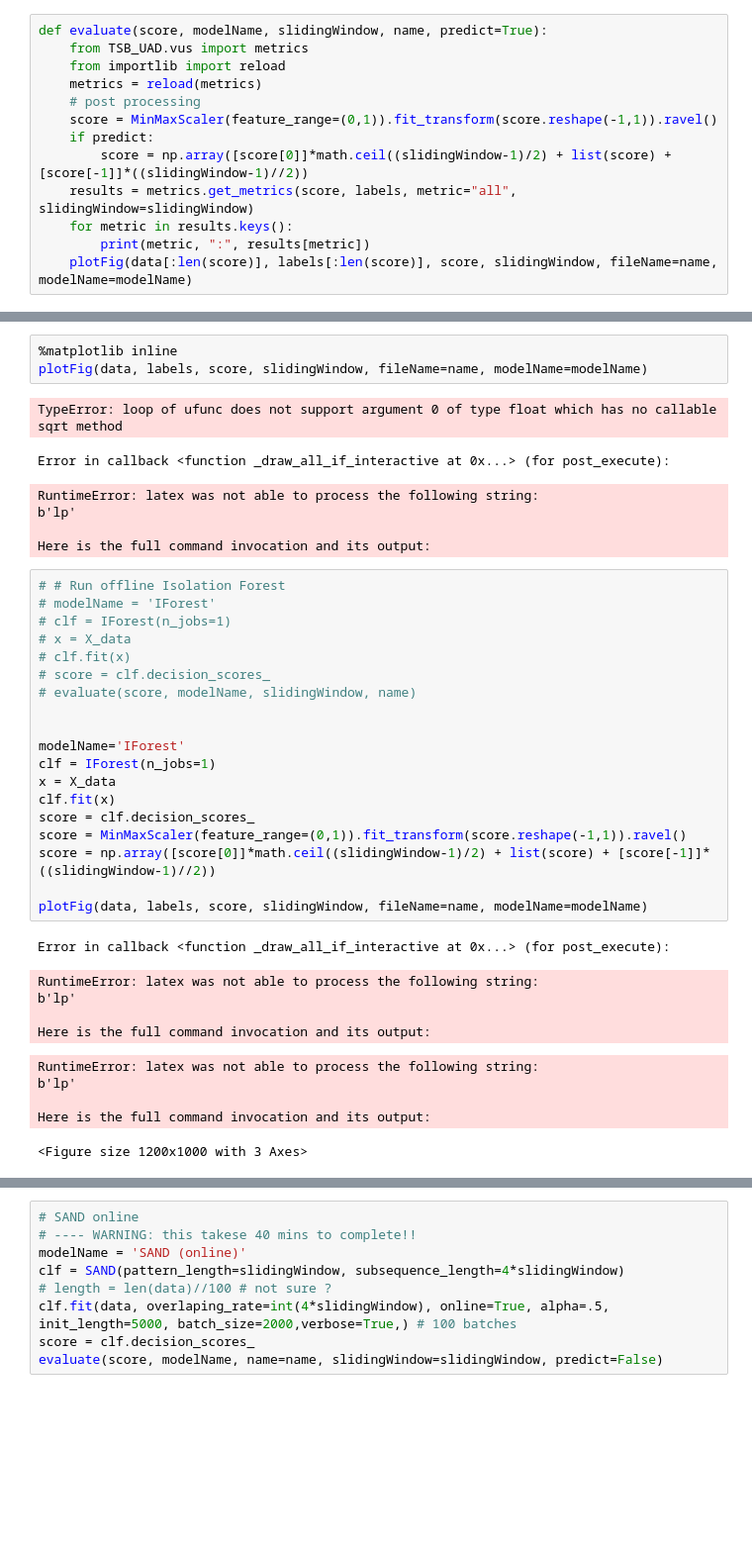
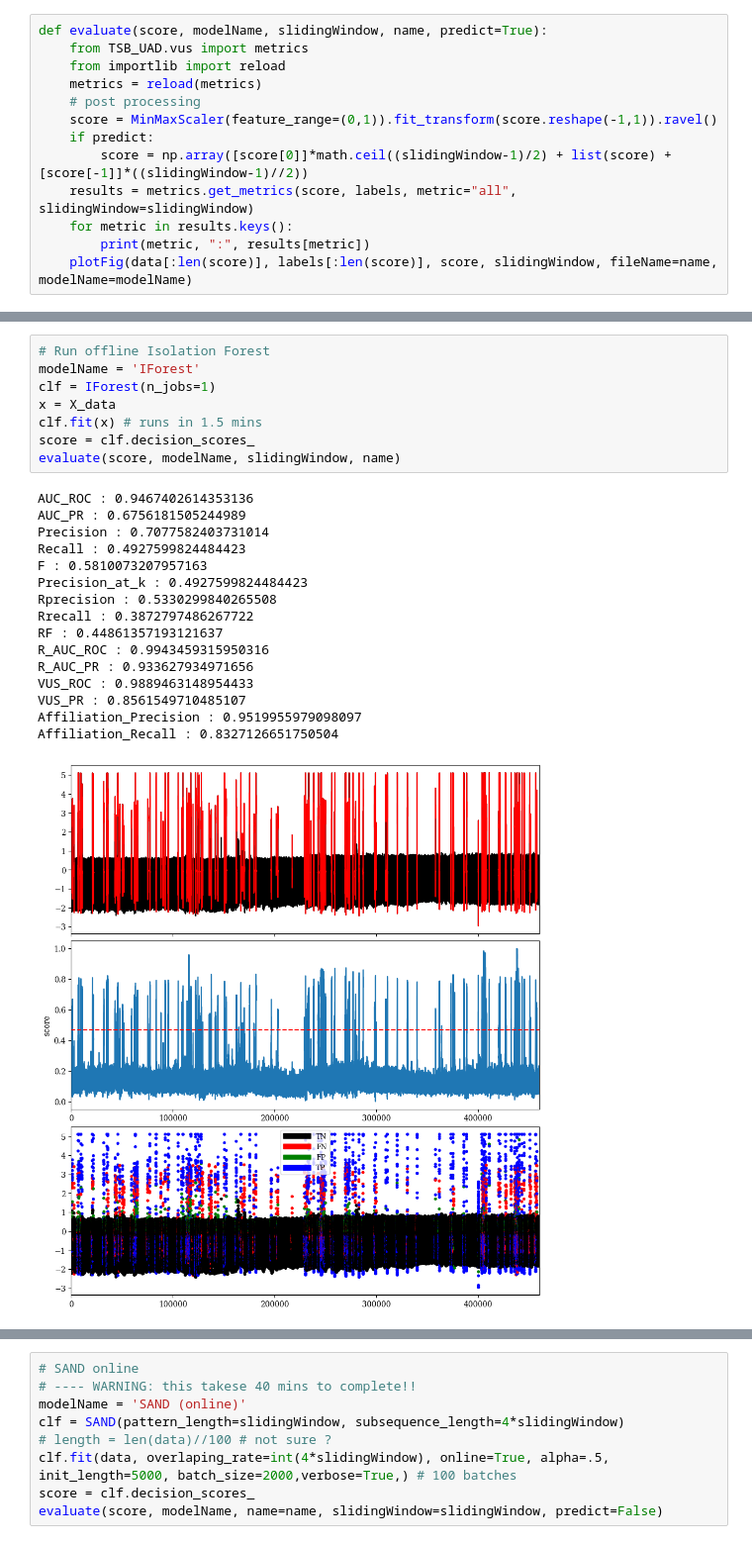
Before and after one commit to lazarosgogos/TSB-UAD, a Jupyter notebook: run.ipynb, the cells around one changed output, grey strips where cells are left out. Shown at 99% size. Saved outputs shown, nothing was run; the diff lists cells and outputs as text; blank space fills up the shorter version.

```diff
--- a/run.ipynb
+++ b/run.ipynb
@@ -88,42 +79,27 @@ Here is the full command invocation and its output:
-# %%
-%matplotlib inline
-plotFig(data, labels, score, slidingWindow, fileName=name, modelName=modelName)
-# %% [output]
-TypeError: loop of ufunc does not support argument 0 of type float which has no callable sqrt method
-Error in callback <function _draw_all_if_interactive at 0x...> (for post_execute):
-RuntimeError: latex was not able to process the following string:
-b'lp'
-
-Here is the full command invocation and its output:
 # %%
-# # Run offline Isolation Forest
-# modelName = 'IForest'
-# clf = IForest(n_jobs=1)
-# x = X_data
-# clf.fit(x)
-# score = clf.decision_scores_
-# evaluate(score, modelName, slidingWindow, name)
-
-
-modelName='IForest'
+# Run offline Isolation Forest
+modelName = 'IForest'
 clf = IForest(n_jobs=1)
 x = X_data
-clf.fit(x)
+clf.fit(x) # runs in 1.5 mins
 score = clf.decision_scores_
-score = MinMaxScaler(feature_range=(0,1)).fit_transform(score.reshape(-1,1)).ravel()
-score = np.array([score[0]]*math.ceil((slidingWindow-1)/2) + list(score) + [score[-1]]*((slidingWindow-1)//2))
-
-plotFig(data, labels, score, slidingWindow, fileName=name, modelName=modelName)
+evaluate(score, modelName, slidingWindow, name)
 # %% [output]
-Error in callback <function _draw_all_if_interactive at 0x...> (for post_execute):
+AUC_ROC : 0.9467402614353136
+AUC_PR : 0.6756181505244989
+Precision : 0.7077582403731014
+Recall : 0.4927599824484423
+F : 0.5810073207957163
+Precision_at_k : 0.4927599824484423
+Rprecision : 0.5330299840265508
+Rrecall : 0.3872797486267722
+RF : 0.44861357193121637
+R_AUC_ROC : 0.9943459315950316
+R_AUC_PR : 0.933627934971656
+VUS_ROC : 0.9889463148954433
+VUS_PR : 0.8561549710485107
+Affiliation_Precision : 0.9519955979098097
+Affiliation_Recall : 0.8327126651750504
-RuntimeError: latex was not able to process the following string:
-b'lp'
-
-Here is the full command invocation and its output:
-RuntimeError: latex was not able to process the following string:
-b'lp'
-
-Here is the full command invocation and its output:
-<Figure size 1200x1000 with 3 Axes>
+[figure, added]
 # %%
 # Run online Isolation Forest (variant 1)
```
Also changed, not shown: parts of 4 cells of this notebook.
